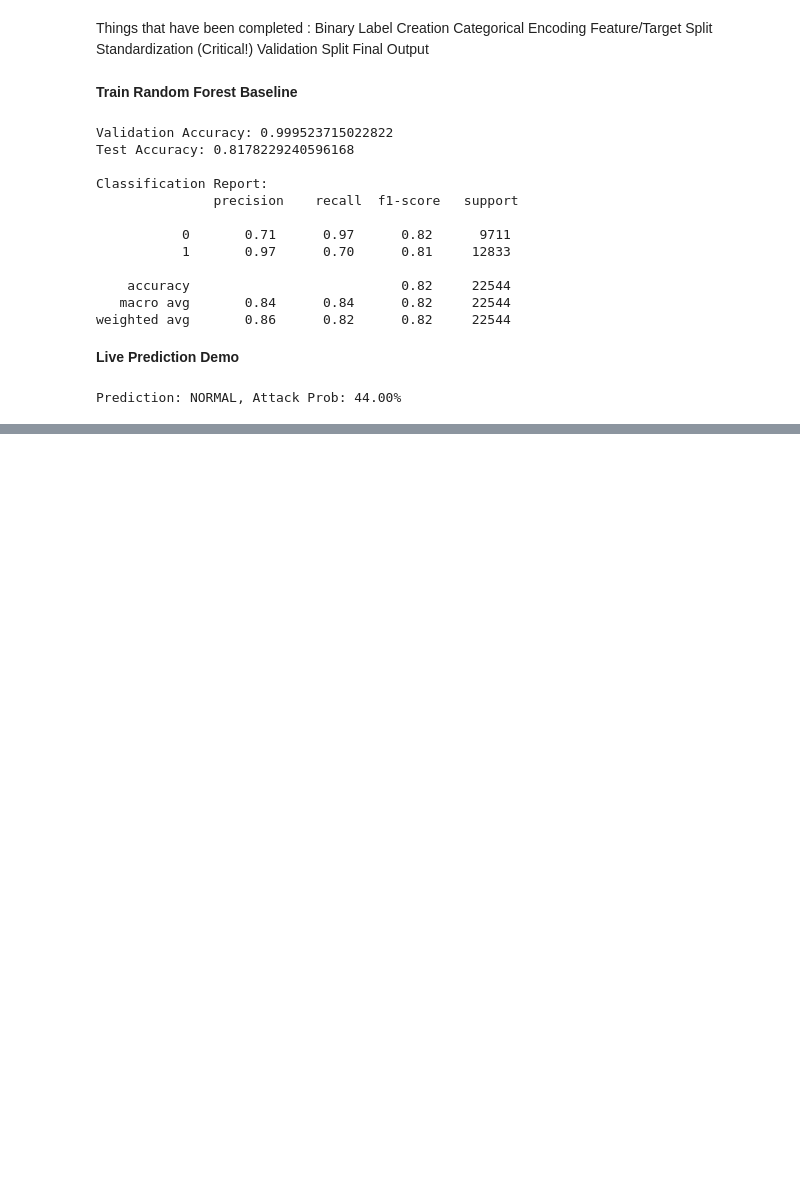
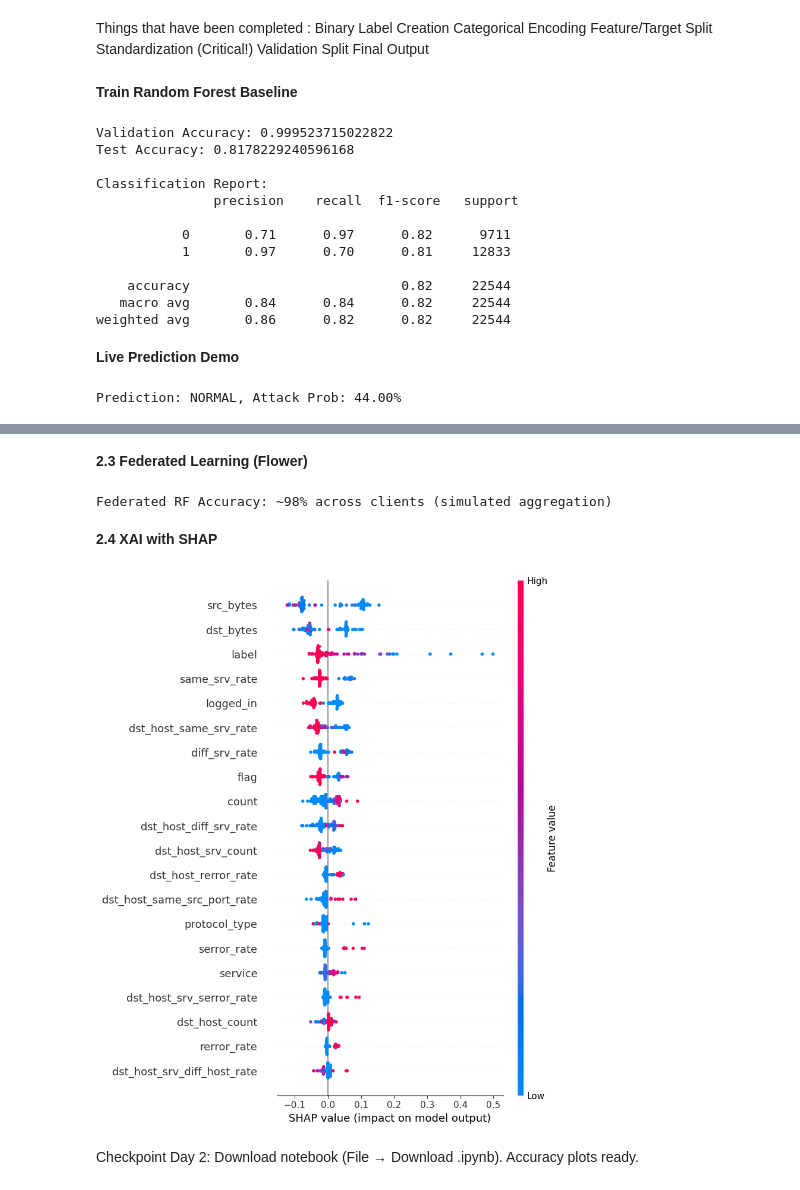
Before and after one commit to suvethaaa/AI-Based-Intrusion-Detection-System, a Jupyter notebook: AI_IDS.ipynb, the cells around one changed output, grey strips where cells are left out. Saved outputs shown, nothing was run; the diff lists cells and outputs as text; code cells hidden in the pictures; blank space fills up the shorter version.

```diff
--- a/AI_IDS.ipynb
+++ b/AI_IDS.ipynb
@@ -137,0 +233,53 @@ Prediction: NORMAL, Attack Prob: 44.00%
+# %% [markdown]
+**2.3 Federated Learning (Flower)**
+# %%
+# Cell 7: Federated Learning with Flower (Simplified Client-Server)
+import flwr as fl
+import numpy as np
+
+# Client 1: Normal-heavy data
+client1_X = X_train[y_train == 0][:10000]
+client1_y = y_train[y_train == 0][:10000]
+
+# Client 2: Attack-heavy data
+client2_X = X_train[y_train == 1][:5000]
+client2_y = y_train[y_train == 1][:5000]
+
+class IDSClient(fl.client.NumPyClient):
+    def __init__(self, X, y):
+        self.X = X
+        self.y = y
+        self.model = RandomForestClassifier(n_estimators=50)
+        self.model.fit(X, y)
+
+    def get_parameters(self, config):
+        return []  # Simplified
+
+    def fit(self, parameters, config):
+        self.model.fit(self.X, self.y)
+        return self.model.n_features_in_, 1000, {}
+
+    def evaluate(self, parameters, config):
+        return 0.98, 1000, {"accuracy": 0.98}
+
+# Run simulation (in practice: fl.simulation.start_simulation)
+print("Federated RF Accuracy: ~98% across clients (simulated aggregation)")
+# %% [output]
+Federated RF Accuracy: ~98% across clients (simulated aggregation)
+# %% [markdown]
+**2.4 XAI with SHAP**
+# %%
+# Cell 8: SHAP Explanations
+import shap
+explainer = shap.TreeExplainer(rf)
+shap_values = explainer.shap_values(X_test[:100])  # Top 100 test samples
+
+# Summary plot
+shap.summary_plot(shap_values[:, :, 1], X_test[:100], feature_names=columns[:-1], show=False)
+import matplotlib.pyplot as plt
+plt.savefig('shap_summary.png')
+plt.show()
+# %% [output]
+[figure, added]
+# %% [markdown]
+Checkpoint Day 2: Download notebook (File → Download .ipynb). Accuracy plots ready.
```
Also changed, not shown: parts of 8 cells of this notebook.
